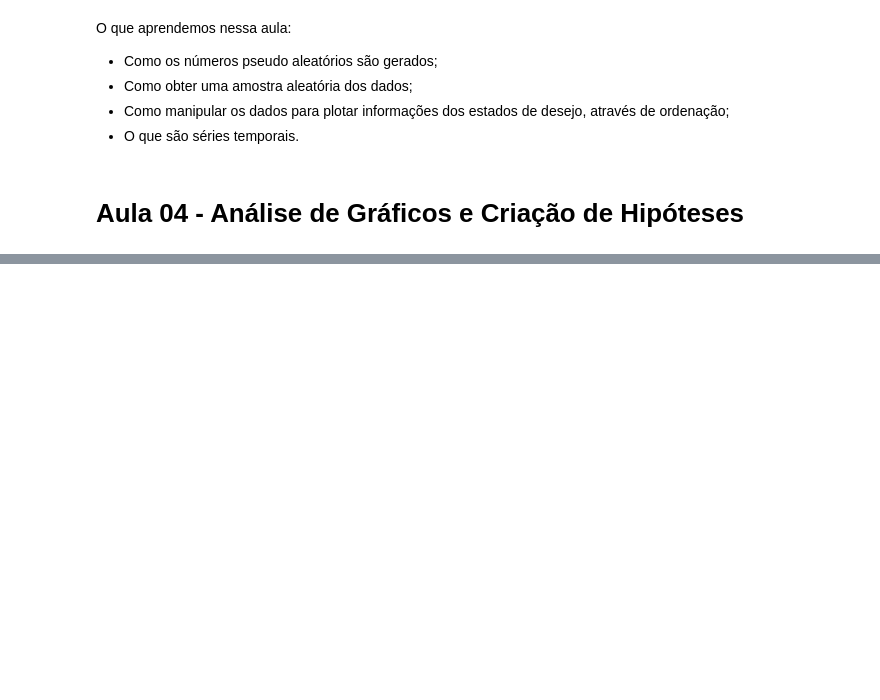
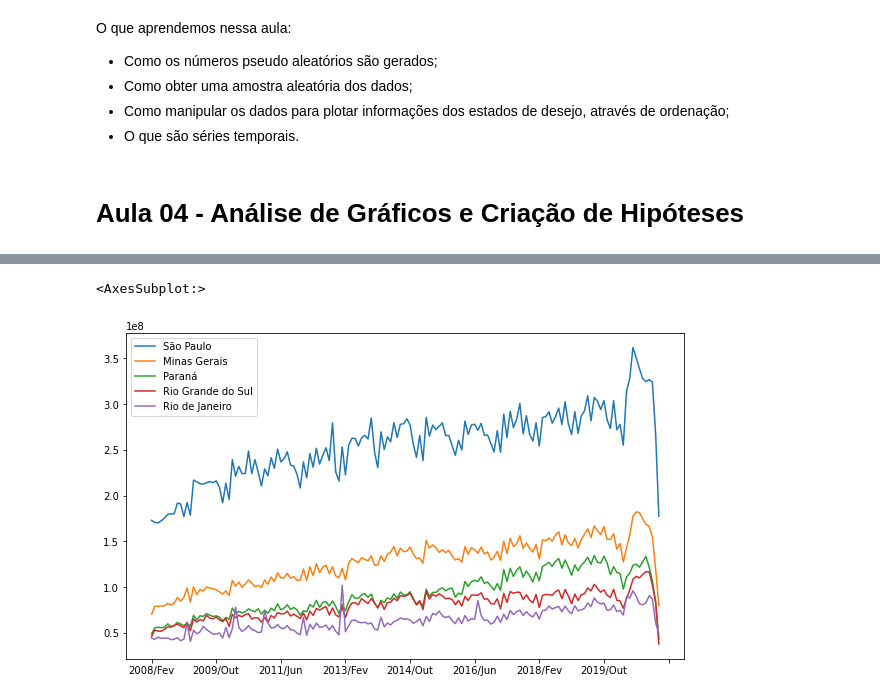
Before and after one commit to diascarolina/data-science-bootcamp, a Jupyter notebook: modulo1/aulas_desafios_modulo1.ipynb, the cells around one changed output, grey strips where cells are left out. Saved outputs shown, nothing was run; the diff lists cells and outputs as text; code cells hidden in the pictures; blank space fills up the shorter version.

```diff
--- a/modulo1/aulas_desafios_modulo1.ipynb
+++ b/modulo1/aulas_desafios_modulo1.ipynb
@@ -657,0 +675,3 @@ O que aprendemos nessa aula:
+# %%
+# vamos ordenar esse dataframe pelo total
+atend_ord = atend_usaveis.drop('Regioes', axis = 1).sort_values(by = 'Total', ascending = False)
@@ -657,0 +688,5 @@ O que aprendemos nessa aula:
+# %%
+atend_ord.head(5).drop('Total', axis = 1).T.plot(figsize = (10,6))
+# %% [output]
+<AxesSubplot:>
+[figure, added]
```
Also changed, not shown: parts of 19 cells of this notebook.
